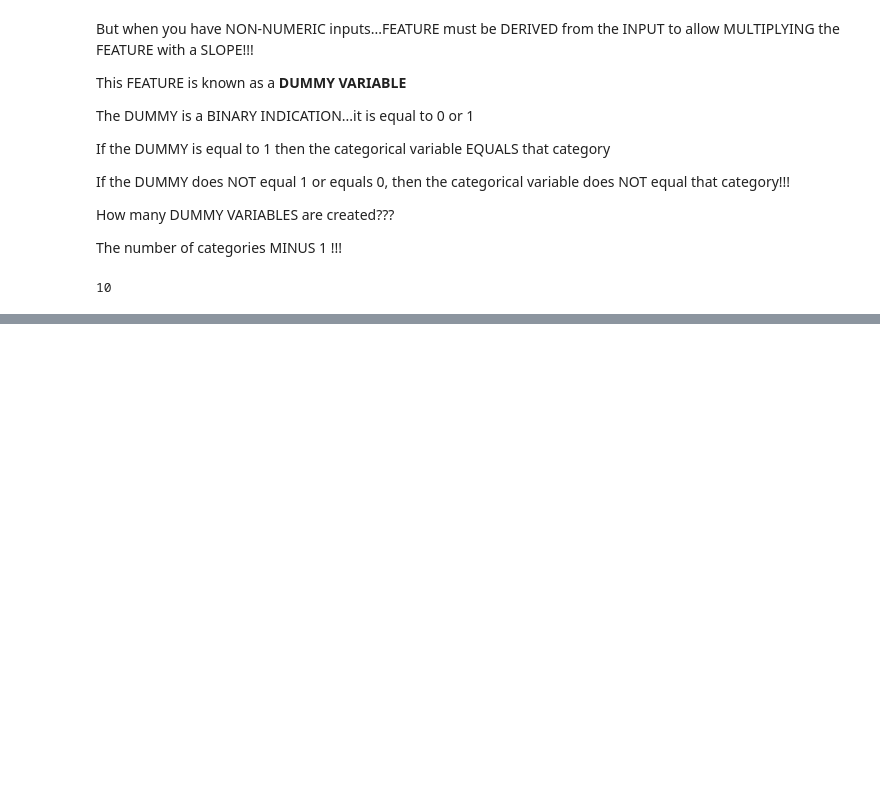
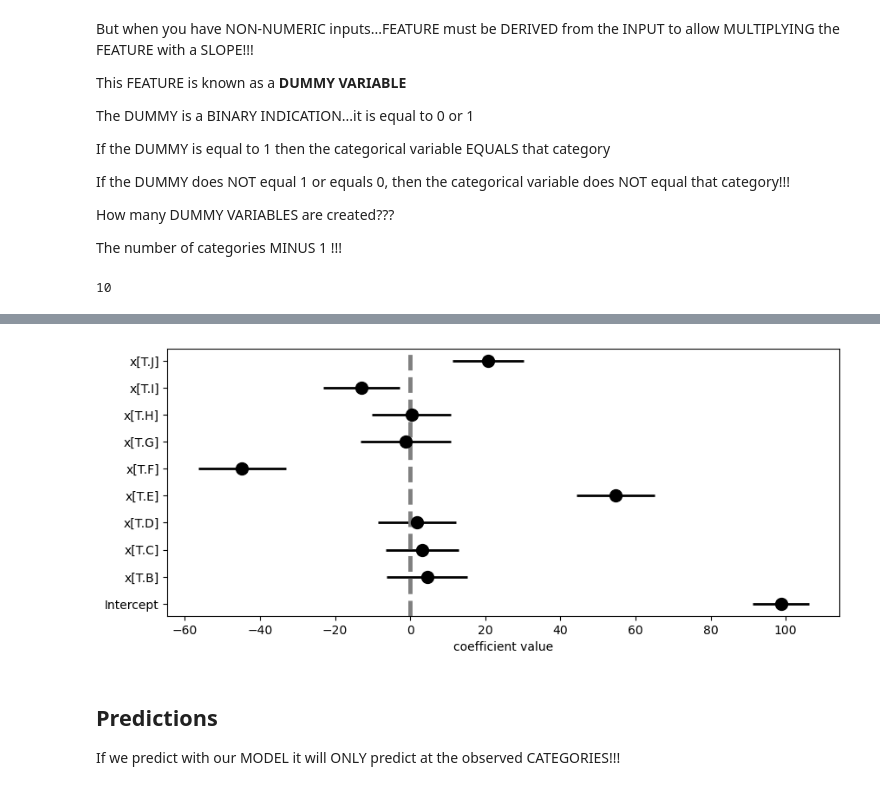
Before and after one commit to johnskpaulxqe/data-science, a Jupyter notebook: courses/CMPINF2100/publish/compinf2100_project/week_11/week_11_features_categorical.ipynb, the cells around one changed output, grey strips where cells are left out. Drawn from its saved outputs; the diff is of its cells as text; code cells hidden in the pictures; blank space fills up the shorter version.

```diff
--- a/courses/CMPINF2100/publish/compinf2100_project/week_11/week_11_features_categorical.ipynb
+++ b/courses/CMPINF2100/publish/compinf2100_project/week_11/week_11_features_categorical.ipynb
@@ -141,0 +280,18 @@ df.x.nunique()
+# %%
+def my_coefplot(mod, figsize_use=(10, 4)):
+    fig, ax = plt.subplots(figsize=figsize_use)
+    ax.errorbar(y=mod.params.index,
+               x=mod.params,
+               xerr = 2 * mod.bse,
+               fmt= 'o', color='k', ecolor='k', elinewidth=2, ms=10)
+    ax.axvline(x=0, linestyle='--', linewidth=3.5, color='grey')
+    ax.set_xlabel('coefficient value')
+    plt.show()
+# %%
+my_coefplot(fit_a)
+# %% [output]
+[figure, added]
+# %% [markdown]
+## Predictions
+
+If we predict with our MODEL it will ONLY predict at the observed CATEGORIES!!!
```
Also changed, not shown: parts of 35 cells of this notebook, 2 other files.
